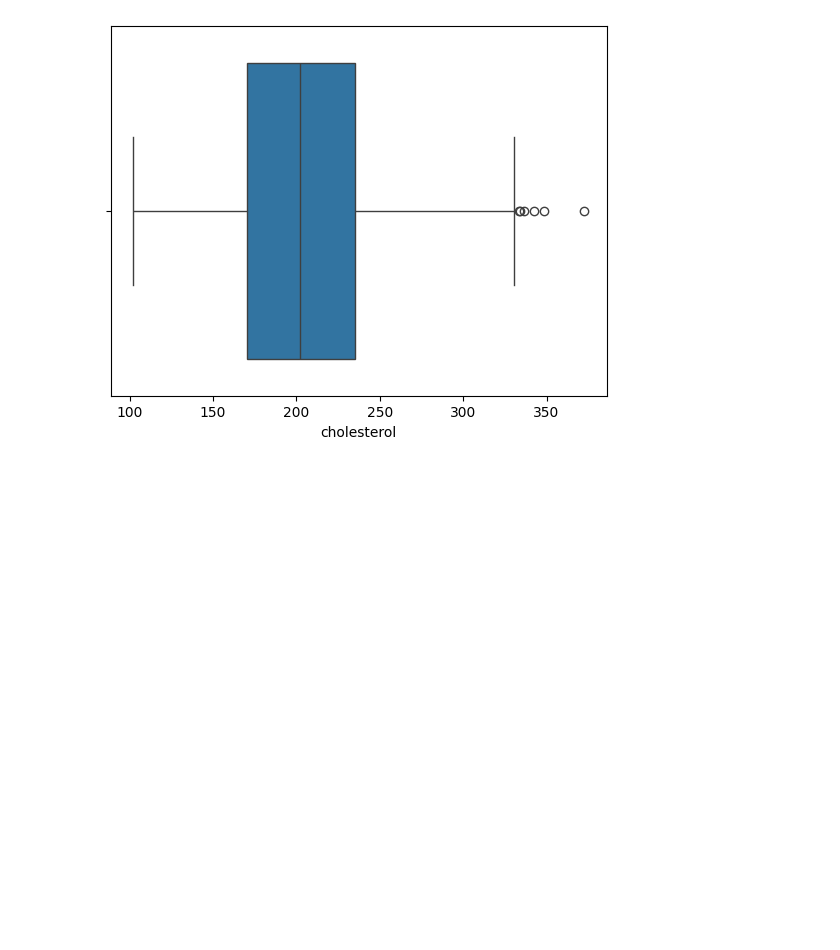
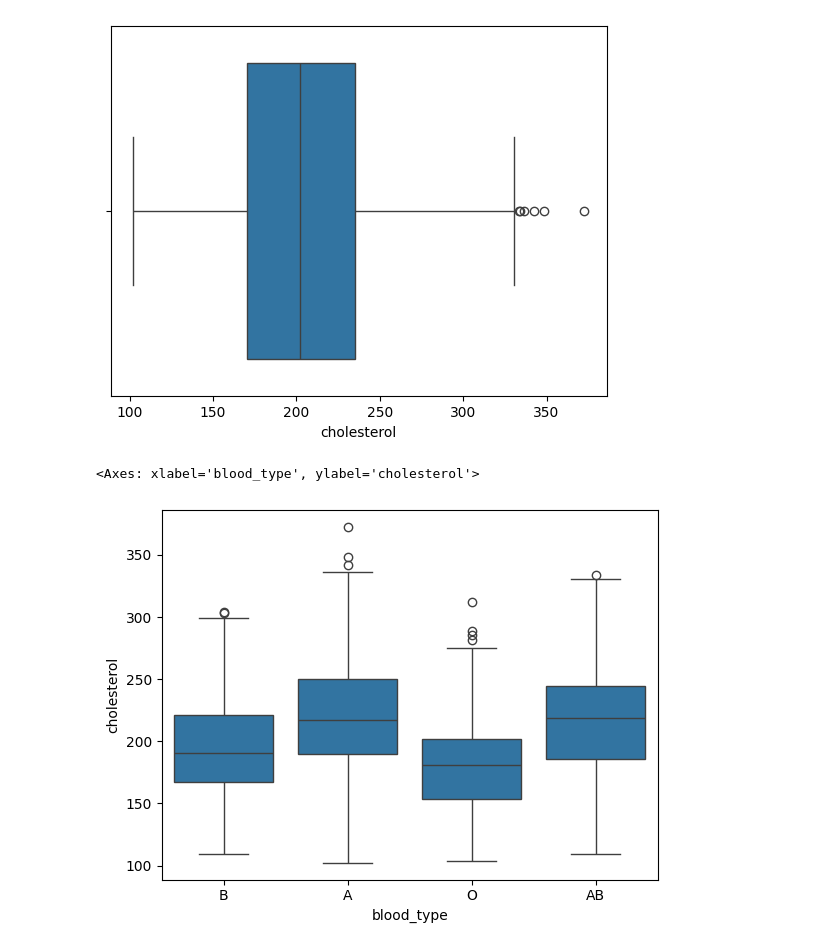
Before and after one commit to RanielliMontagna/ia-learning, a Jupyter notebook: multiple_linear_regression/cholesterol_model.ipynb, the cells around one changed output. Drawn from its saved outputs; the diff is of its cells as text; code cells hidden in the pictures; blank space fills up the shorter version.

Commit message:
feat(multiple-regression): graphical exploration of categorical and numeric variables

```diff
--- a/multiple_linear_regression/cholesterol_model.ipynb
+++ b/multiple_linear_regression/cholesterol_model.ipynb
@@ -183,3 +191,9 @@ sns.boxplot(data=df_cholesterol_eda, x='cholesterol')
 # %% [output]
 <Axes: xlabel='cholesterol'>
 [figure]
+# %%
+# Crossing categorical data with cholestero nivel
+sns.boxplot(data=df_cholesterol_eda, x='blood_type', y='cholesterol')
+# %% [output]
+<Axes: xlabel='blood_type', ylabel='cholesterol'>
+[figure, added]
```
Also changed, not shown: parts of 9 cells of this notebook.
